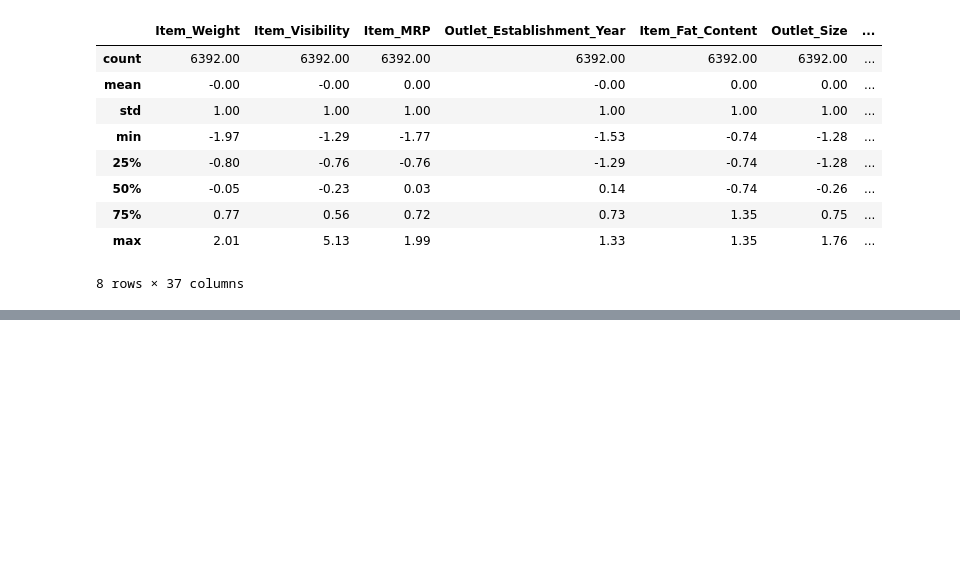
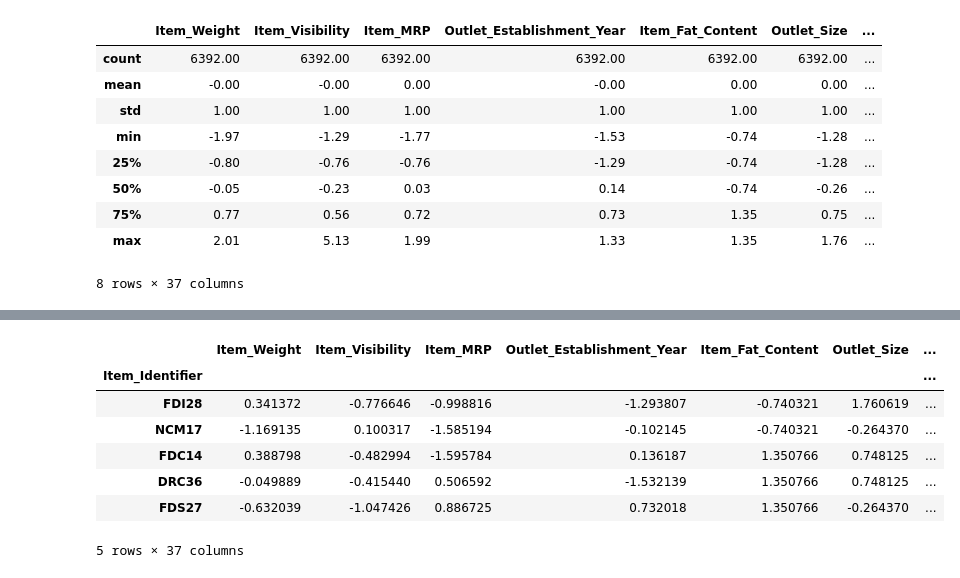
Before and after one commit to Carla9711/Prediction-of-Product-Sales, a Jupyter notebook: Prediction of Product Sales.ipynb, the cells around one changed output, grey strips where cells are left out. Saved outputs shown, nothing was run; the diff lists cells and outputs as text; code cells hidden in the pictures; blank space fills up the shorter version.

```diff
--- a/Prediction of Product Sales.ipynb
+++ b/Prediction of Product Sales.ipynb
@@ -1545,0 +1553,11 @@ memory usage: 2.1+ MB
+# %%
+X_test_tf.head()
+# %% [output]
+|  | Item_Weight | Item_Visibility | Item_MRP | Outlet_Establishment_Year | Item_Fat_Content | Outlet_Size | ... |
+| Item_Identifier |  |  |  |  |  |  | ... |
+| FDI28 | 0.341372 | -0.776646 | -0.998816 | -1.293807 | -0.740321 | 1.760619 | ... |
+| NCM17 | -1.169135 | 0.100317 | -1.585194 | -0.102145 | -0.740321 | -0.264370 | ... |
+| FDC14 | 0.388798 | -0.482994 | -1.595784 | 0.136187 | 1.350766 | 0.748125 | ... |
+| DRC36 | -0.049889 | -0.415440 | 0.506592 | -1.532139 | 1.350766 | 0.748125 | ... |
+| FDS27 | -0.632039 | -1.047426 | 0.886725 | 0.732018 | 1.350766 | -0.264370 | ... |
+5 rows × 37 columns
```
Also changed, not shown: parts of 6 cells of this notebook.
